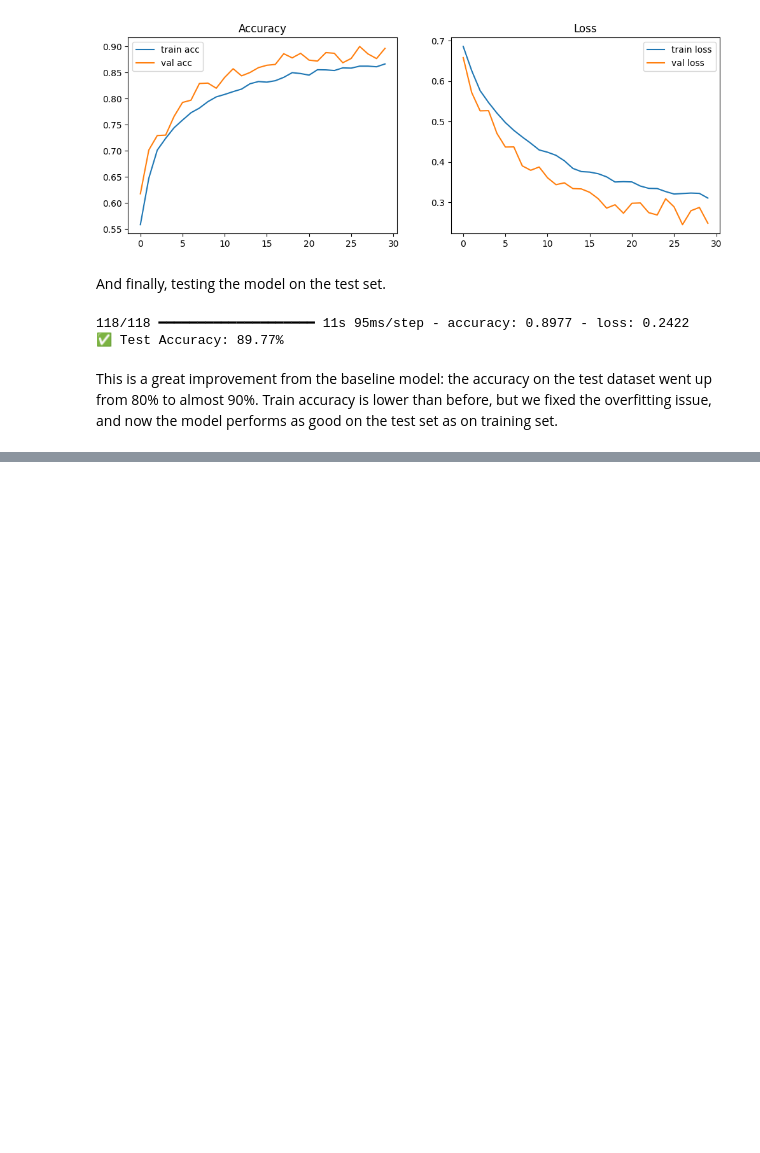
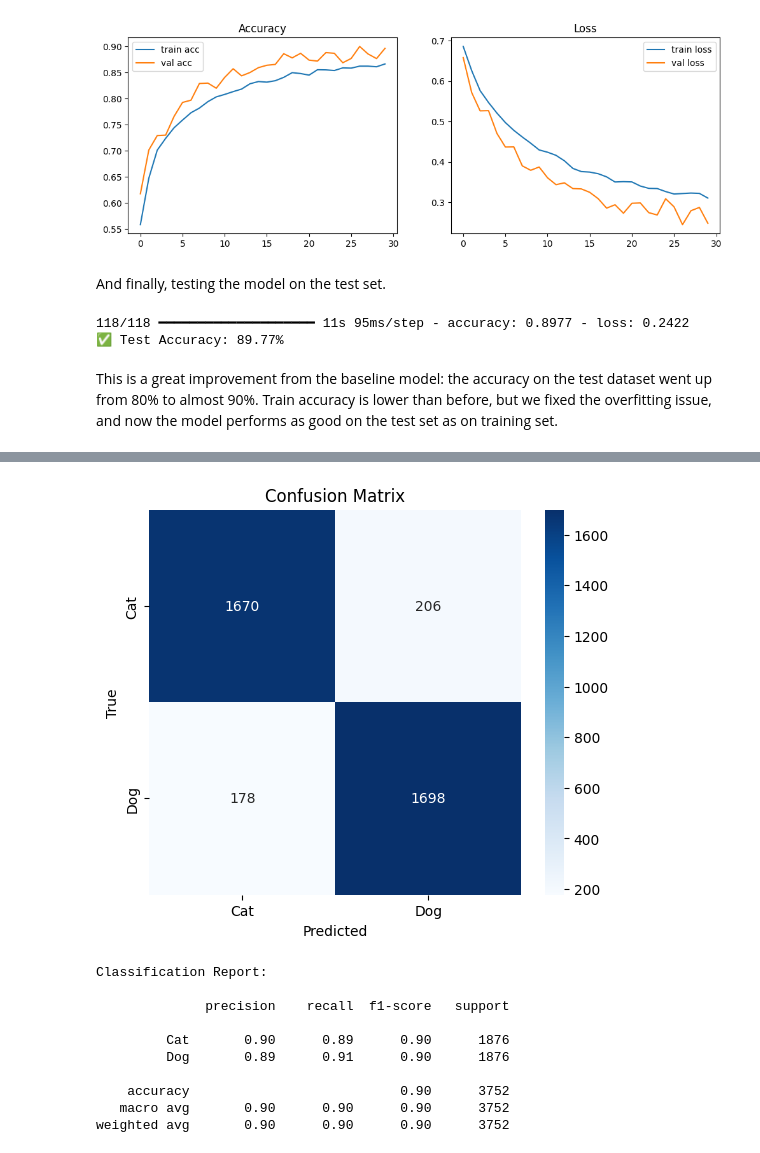
Before and after one commit to narekatsy/cats_dogs_classifier, a Jupyter notebook: notebooks/03_baseline_cnn.ipynb, the cells around one changed output, grey strips where cells are left out. Drawn from its saved outputs; the diff is of its cells as text; code cells hidden in the pictures; blank space fills up the shorter version.

```diff
--- a/notebooks/03_baseline_cnn.ipynb
+++ b/notebooks/03_baseline_cnn.ipynb
@@ -332,3 +334,16 @@ print(f"✅ Test Accuracy: {test_acc:.2%}")
 ✅ Test Accuracy: 89.77%
 # %% [markdown]
 This is a great improvement from the baseline model: the accuracy on the test dataset went up from 80% to almost 90%. Train accuracy is lower than before, but we fixed the overfitting issue, and now the model performs as good on the test set as on training set.
+# %%
+MODEL_PATH = "../saved_models/best_cnn.h5"
+DATA_DIR = "../data/processed"
+model = load_model(MODEL_PATH)
+
+test_datagen = ImageDataGenerator(rescale=1./255)
+test_gen = test_datagen.flow_from_directory(
+    os.path.join(DATA_DIR, "test"),
+    target_size=IMG_SIZE,
+    batch_size=BATCH_SIZE,
+    class_mode="binary",
+    shuffle=False
+)
@@ -334,0 +353,22 @@ This is a great improvement from the baseline model: the accuracy on the test da
+# %%
+# Predictions
+y_true = test_gen.classes
+y_pred_probs = model.predict(test_gen)
+y_pred = (y_pred_probs > 0.5).astype("int32").ravel()
+
+# Confusion Matrix
+cm = confusion_matrix(y_true, y_pred)
+
+plt.figure(figsize=(6,5))
+sns.heatmap(cm, annot=True, fmt="d", cmap="Blues",
+            xticklabels=["Cat", "Dog"],
+            yticklabels=["Cat", "Dog"])
+plt.xlabel("Predicted")
+plt.ylabel("True")
+plt.title("Confusion Matrix")
+plt.show()
+
+# Classification Report
+print("Classification Report:\n")
+print(classification_report(y_true, y_pred, target_names=["Cat", "Dog"]))
+# %% [output]
@@ -334,0 +376,11 @@ This is a great improvement from the baseline model: the accuracy on the test da
+[figure, added]
+Classification Report:
+
+              precision    recall  f1-score   support
+
+         Cat       0.90      0.89      0.90      1876
+         Dog       0.89      0.91      0.90      1876
+
+    accuracy                           0.90      3752
+   macro avg       0.90      0.90      0.90      3752
+weighted avg       0.90      0.90      0.90      3752
```
Also changed, not shown: parts of 7 cells of this notebook, 2 other files.
